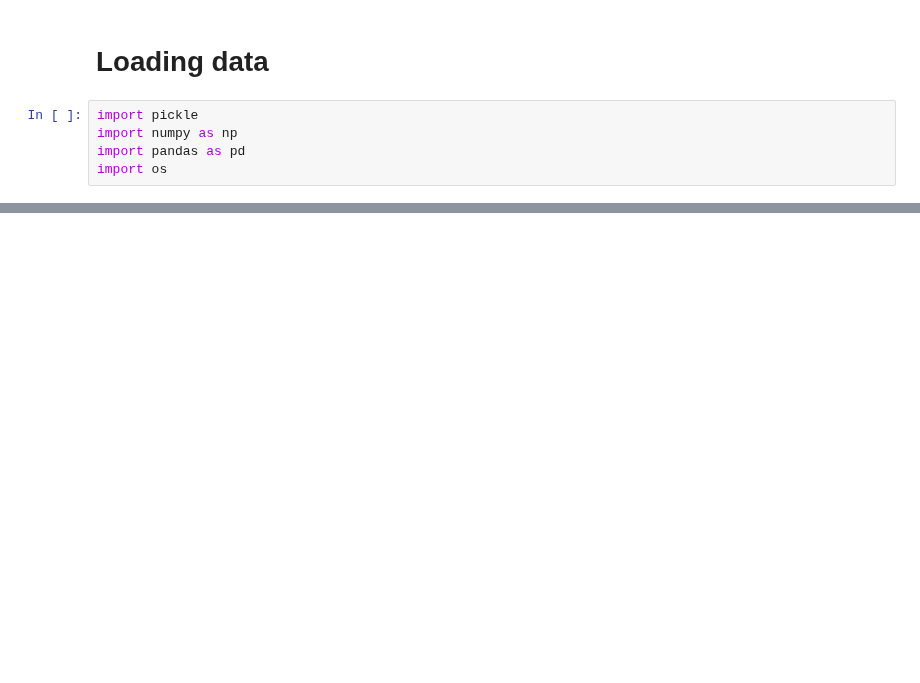
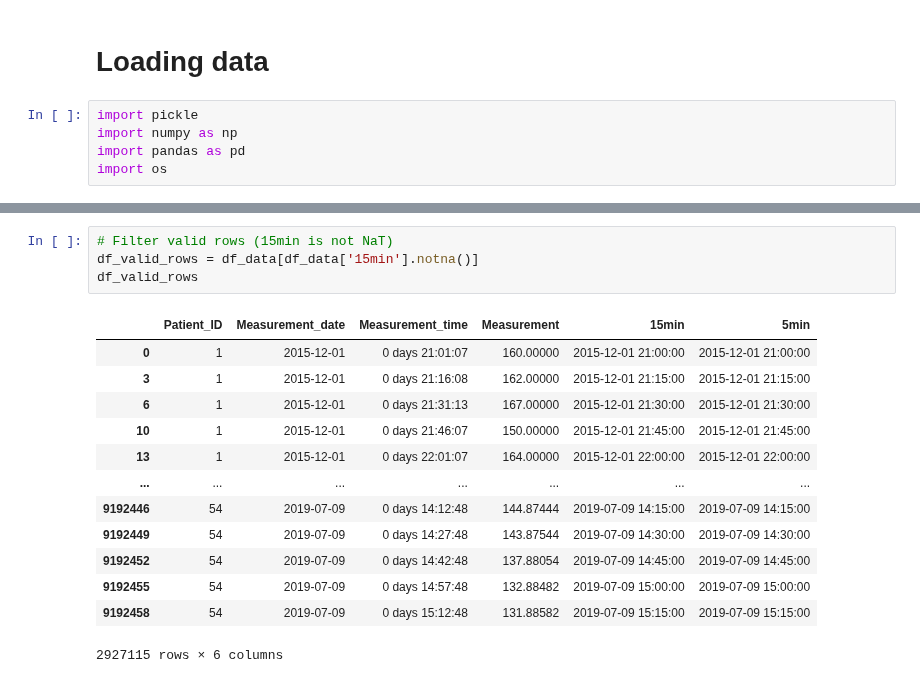
Before and after one commit to relief-t1d/relief-t1d-core, a Jupyter notebook: Windows_creation/Generate_windows_2025_no_splitting_data_from_structure.ipynb, the cells around one changed output, grey strips where cells are left out. Cells and saved outputs as stored; diff of their text form; blank space fills up the shorter version.

```diff
--- a/Windows_creation/Generate_windows_2025_no_splitting_data_from_structure.ipynb
+++ b/Windows_creation/Generate_windows_2025_no_splitting_data_from_structure.ipynb
@@ -7,0 +25,18 @@ import os
+# %%
+# Filter valid rows (15min is not NaT)
+df_valid_rows = df_data[df_data['15min'].notna()]
+df_valid_rows
+# %% [output]
+|  | Patient_ID | Measurement_date | Measurement_time | Measurement | 15min | 5min |
+| 0 | 1 | 2015-12-01 | 0 days 21:01:07 | 160.00000 | 2015-12-01 21:00:00 | 2015-12-01 21:00:00 |
+| 3 | 1 | 2015-12-01 | 0 days 21:16:08 | 162.00000 | 2015-12-01 21:15:00 | 2015-12-01 21:15:00 |
+| 6 | 1 | 2015-12-01 | 0 days 21:31:13 | 167.00000 | 2015-12-01 21:30:00 | 2015-12-01 21:30:00 |
+| 10 | 1 | 2015-12-01 | 0 days 21:46:07 | 150.00000 | 2015-12-01 21:45:00 | 2015-12-01 21:45:00 |
+| 13 | 1 | 2015-12-01 | 0 days 22:01:07 | 164.00000 | 2015-12-01 22:00:00 | 2015-12-01 22:00:00 |
+| ... | ... | ... | ... | ... | ... | ... |
+| 9192446 | 54 | 2019-07-09 | 0 days 14:12:48 | 144.87444 | 2019-07-09 14:15:00 | 2019-07-09 14:15:00 |
+| 9192449 | 54 | 2019-07-09 | 0 days 14:27:48 | 143.87544 | 2019-07-09 14:30:00 | 2019-07-09 14:30:00 |
+| 9192452 | 54 | 2019-07-09 | 0 days 14:42:48 | 137.88054 | 2019-07-09 14:45:00 | 2019-07-09 14:45:00 |
+| 9192455 | 54 | 2019-07-09 | 0 days 14:57:48 | 132.88482 | 2019-07-09 15:00:00 | 2019-07-09 15:00:00 |
+| 9192458 | 54 | 2019-07-09 | 0 days 15:12:48 | 131.88582 | 2019-07-09 15:15:00 | 2019-07-09 15:15:00 |
+2927115 rows × 6 columns
```
Also changed, not shown: parts of 23 cells of this notebook, 1 other file.
